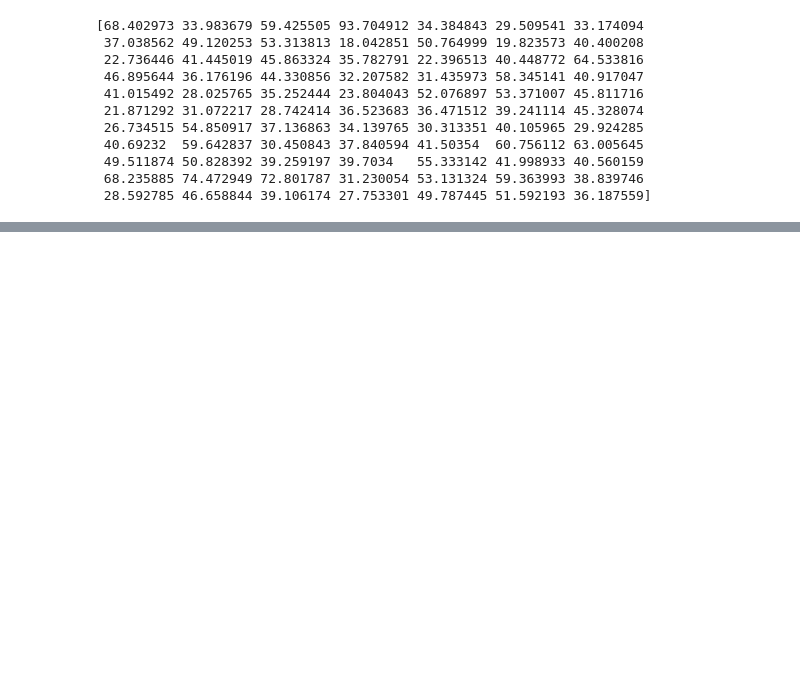
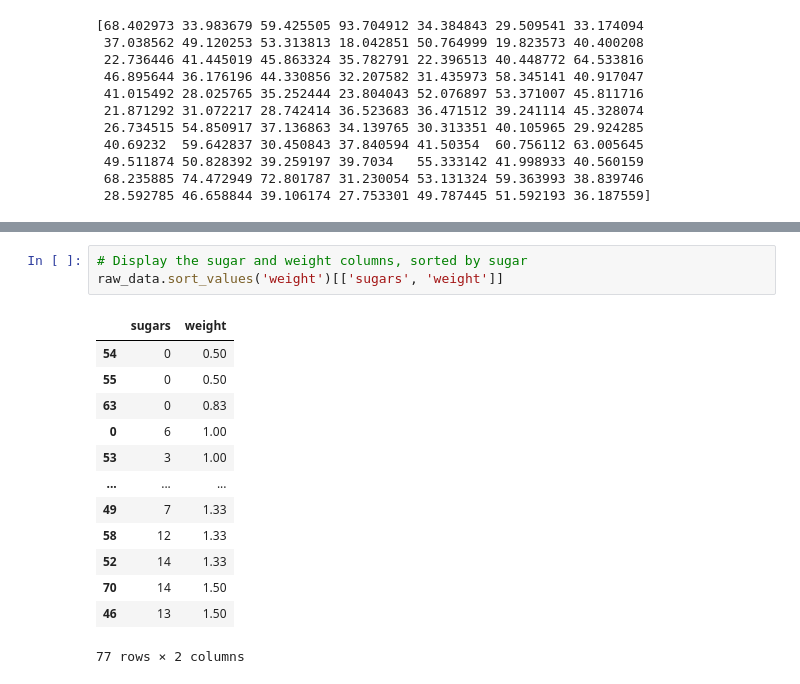
Before and after one commit to ch00226855/CMP464788Spring2023, a Jupyter notebook: Week04_Pandas.ipynb, the cells around one changed output, grey strips where cells are left out. Cells and saved outputs as stored; diff of their text form; blank space fills up the shorter version.

```diff
--- a/Week04_Pandas.ipynb
+++ b/Week04_Pandas.ipynb
@@ -565,6 +567,23 @@ raw_data[raw_data['rating'] > 60]
 | 63 | Shredded Wheat | N | C | 80 | 2 | 0 | 0 | 3.0 | 16.0 | 0 | 95 | ... |
 | 64 | Shredded Wheat 'n'Bran | N | C | 90 | 3 | 0 | 0 | 4.0 | 19.0 | 0 | 140 | ... |
 | 65 | Shredded Wheat spoon size | N | C | 90 | 3 | 0 | 0 | 3.0 | 20.0 | 0 | 120 | ... |
+# %%
+# Display the sugar and weight columns, sorted by sugar
+raw_data.sort_values('weight')[['sugars', 'weight']]
+# %% [output]
+|  | sugars | weight |
+| 54 | 0 | 0.50 |
+| 55 | 0 | 0.50 |
+| 63 | 0 | 0.83 |
+| 0 | 6 | 1.00 |
+| 53 | 3 | 1.00 |
+| ... | ... | ... |
+| 49 | 7 | 1.33 |
+| 58 | 12 | 1.33 |
+| 52 | 14 | 1.33 |
+| 70 | 14 | 1.50 |
+| 46 | 13 | 1.50 |
+77 rows × 2 columns
 # %%
 # Calculate sugar per ounce
 # sugar per ounce = sugar per serving / ounce per serving
```
Also changed, not shown: parts of 5 cells of this notebook.
